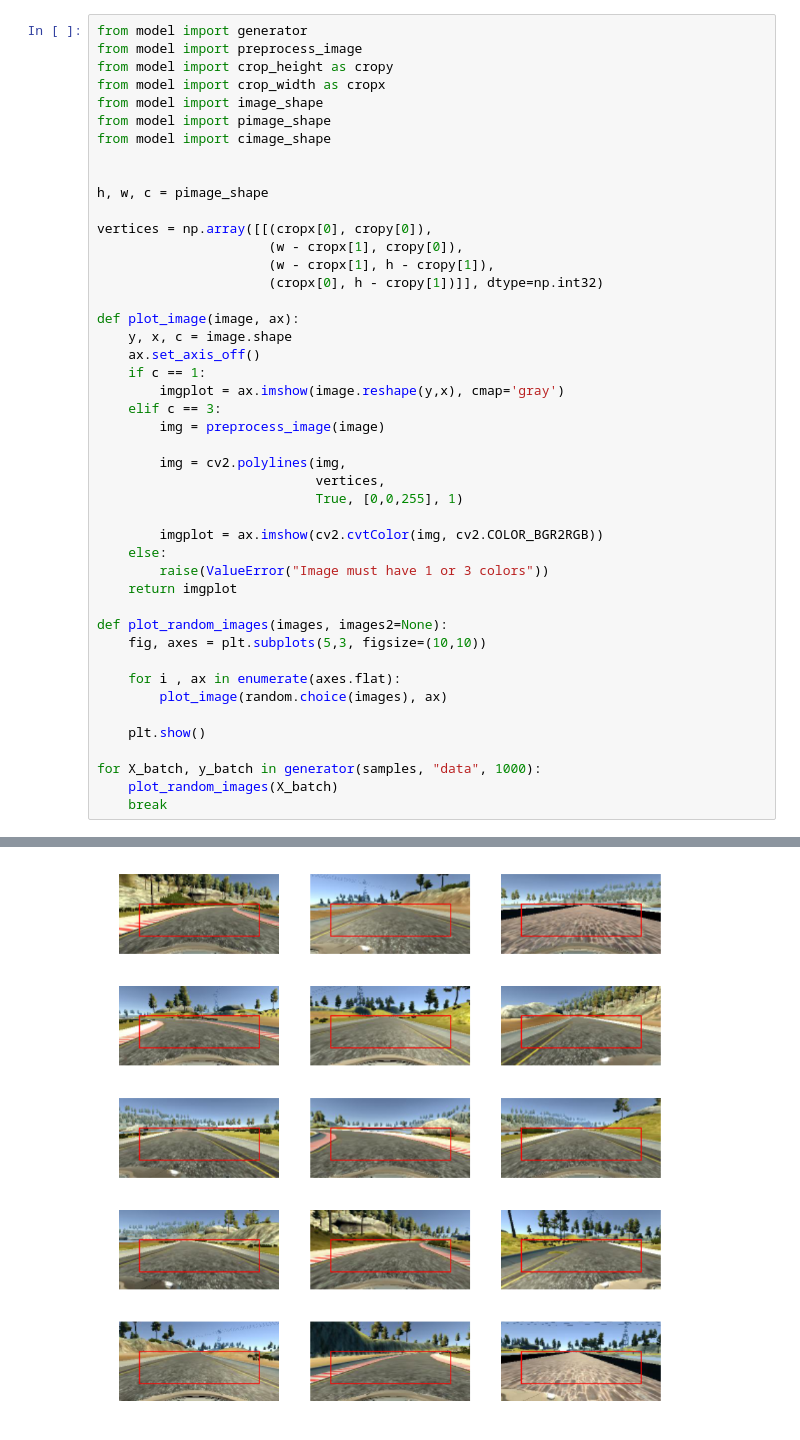
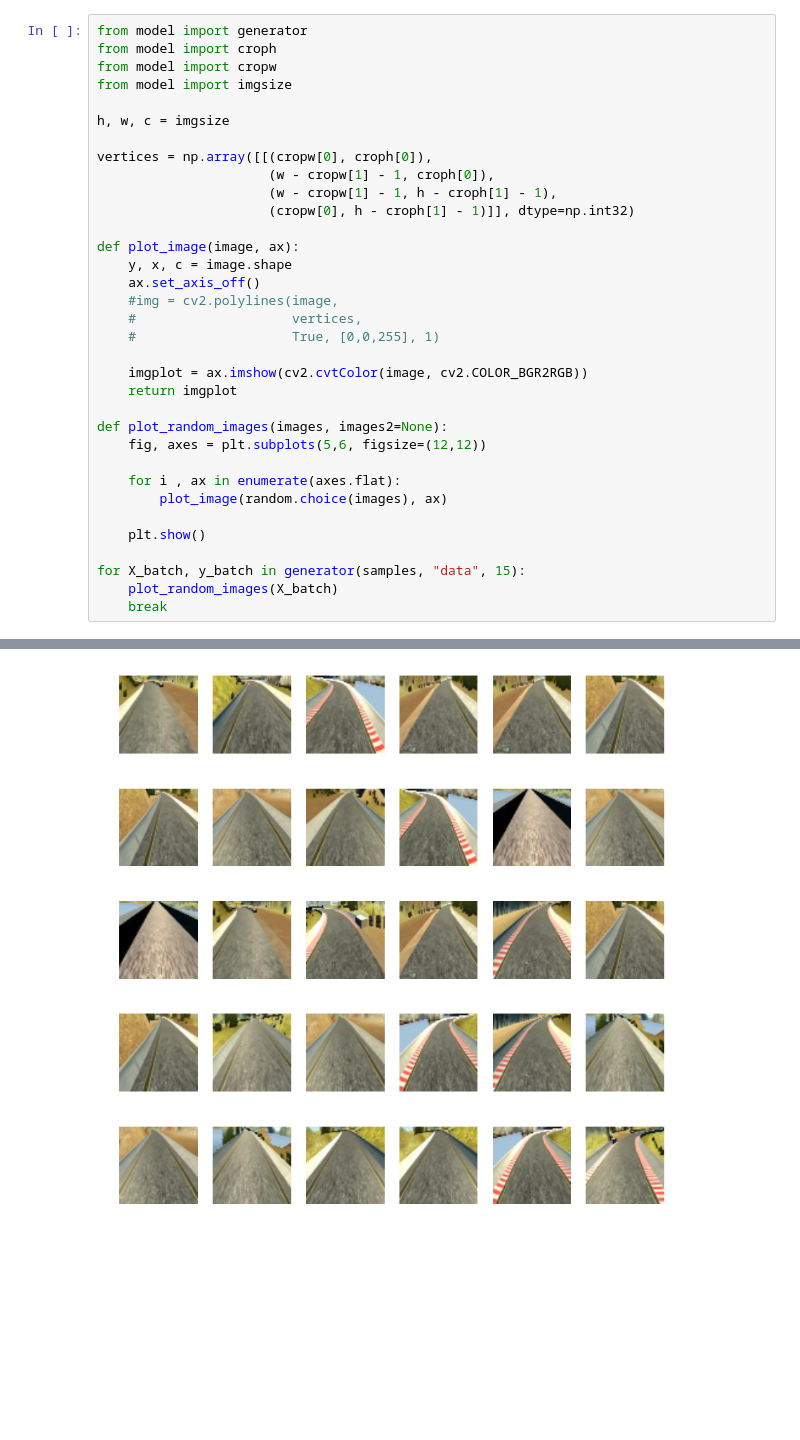
Before and after one commit to mangelroman/CarND-Behavioral-Cloning-P3, a Jupyter notebook: DataVisualization.ipynb, the cells around one changed output, grey strips where cells are left out. Saved outputs shown, nothing was run; the diff lists cells and outputs as text; blank space fills up the shorter version.

Commit message:
Refactor to allow image transformations

```diff
--- a/DataVisualization.ipynb
+++ b/DataVisualization.ipynb
@@ -23,46 +23,35 @@ plt.show()
 # %%
 from model import generator
-from model import preprocess_image
-from model import crop_height as cropy
-from model import crop_width as cropx
-from model import image_shape
-from model import pimage_shape
-from model import cimage_shape
+from model import croph
+from model import cropw
+from model import imgsize
 
+h, w, c = imgsize
 
-h, w, c = pimage_shape
-
-vertices = np.array([[(cropx[0], cropy[0]),
-                      (w - cropx[1], cropy[0]),
-                      (w - cropx[1], h - cropy[1]),
-                      (cropx[0], h - cropy[1])]], dtype=np.int32)
+vertices = np.array([[(cropw[0], croph[0]),
+                      (w - cropw[1] - 1, croph[0]),
+                      (w - cropw[1] - 1, h - croph[1] - 1),
+                      (cropw[0], h - croph[1] - 1)]], dtype=np.int32)
 
 def plot_image(image, ax):
     y, x, c = image.shape
     ax.set_axis_off()
-    if c == 1:
-        imgplot = ax.imshow(image.reshape(y,x), cmap='gray')
-    elif c == 3:
-        img = preprocess_image(image)
+    #img = cv2.polylines(image,
+    #                    vertices,
+    #                    True, [0,0,255], 1)
 
-        img = cv2.polylines(img,
-                            vertices,
-                            True, [0,0,255], 1)
-
-        imgplot = ax.imshow(cv2.cvtColor(img, cv2.COLOR_BGR2RGB))
-    else:
-        raise(ValueError("Image must have 1 or 3 colors"))
+    imgplot = ax.imshow(cv2.cvtColor(image, cv2.COLOR_BGR2RGB))
     return imgplot
 
 def plot_random_images(images, images2=None):
-    fig, axes = plt.subplots(5,3, figsize=(10,10))
+    fig, axes = plt.subplots(5,6, figsize=(12,12))
 
     for i , ax in enumerate(axes.flat):
         plot_image(random.choice(images), ax)
 
     plt.show()
 
-for X_batch, y_batch in generator(samples, "data", 1000):
+for X_batch, y_batch in generator(samples, "data", 15):
     plot_random_images(X_batch)
     break
 # %% [output]
@@ -70 +58 @@ Using TensorFlow backend.
-[figure, old version]
+[figure, new version]
```
Also changed, not shown: parts of 2 cells of this notebook, 3 other files.
